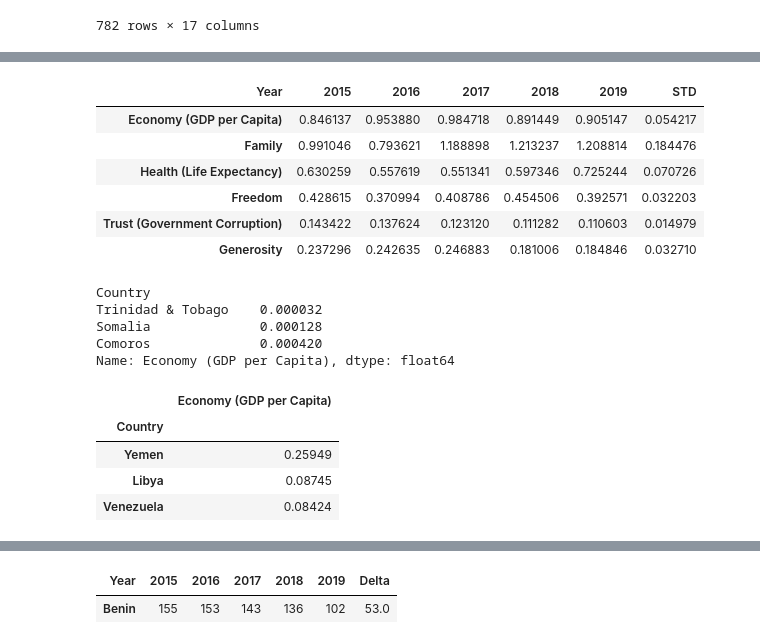
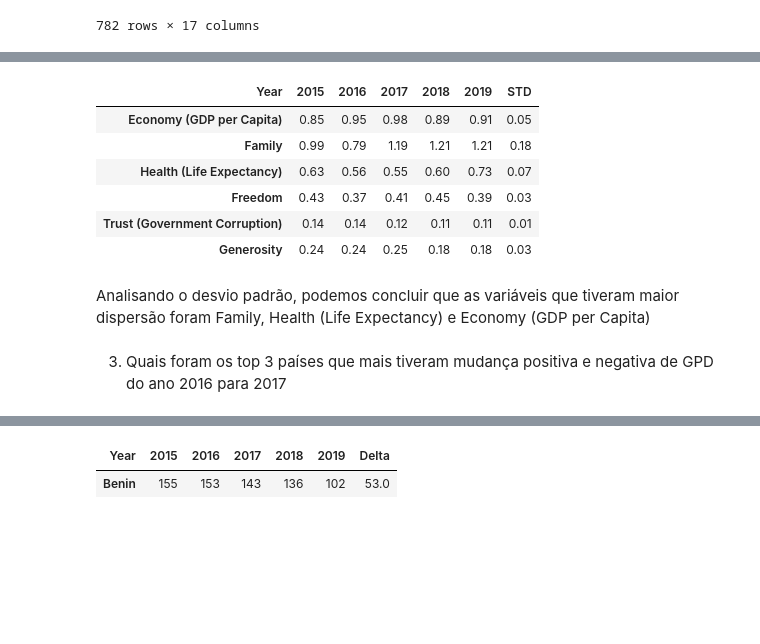
Before and after one commit to mariananomura/projeto-lets-modulo-III, a Jupyter notebook: Projeto.ipynb, the cells around one changed output, grey strips where cells are left out. Drawn from its saved outputs; the diff is of its cells as text; code cells hidden in the pictures; blank space fills up the shorter version.

```diff
--- a/Projeto.ipynb
+++ b/Projeto.ipynb
@@ -293,0 +148,10 @@ uniao
+# %%
+# Analisamos os nomes dos países e notamos que haviam países repetidos, mas escritos de forma diferente
+# Foi feita a substituição desses nomes para que a base ficasse unificada
+uniao.replace({
+    'Hong Kong S.A.R., China': 'Hong Kong',
+    'Taiwan Province of China': 'Taiwan',
+    'Trinidad & Tobago': 'Trinidad and Tobago',
+    'Somaliland region': 'Somaliland Region',
+    'Northern Cyprus':'North Cyprus'
+    },inplace = True)
@@ -326,0 +191,4 @@ pandas.core.series.Series
+# %%
+#Calculando o desvio padrão das médias das variáveis, depois de tê-las dividido ano a ano
+consulta_mean = uniao.groupby(['Year']).mean().std().round(2)
+consulta_mean
@@ -327,21 +205,17 @@ pandas.core.series.Series
 # %%
 consulta_final =  uniao.groupby(['Year']).agg('mean').T
 consulta_final['STD'] = consulta_mean
-consulta_final[2:]
+consulta_final[2:].round(2)
 # %% [output]
 | Year | 2015 | 2016 | 2017 | 2018 | 2019 | STD |
-| Economy (GDP per Capita) | 0.846137 | 0.953880 | 0.984718 | 0.891449 | 0.905147 | 0.054217 |
-| Family | 0.991046 | 0.793621 | 1.188898 | 1.213237 | 1.208814 | 0.184476 |
-| Health (Life Expectancy) | 0.630259 | 0.557619 | 0.551341 | 0.597346 | 0.725244 | 0.070726 |
-| Freedom | 0.428615 | 0.370994 | 0.408786 | 0.454506 | 0.392571 | 0.032203 |
-| Trust (Government Corruption) | 0.143422 | 0.137624 | 0.123120 | 0.111282 | 0.110603 | 0.014979 |
-| Generosity | 0.237296 | 0.242635 | 0.246883 | 0.181006 | 0.184846 | 0.032710 |
+| Economy (GDP per Capita) | 0.85 | 0.95 | 0.98 | 0.89 | 0.91 | 0.05 |
+| Family | 0.99 | 0.79 | 1.19 | 1.21 | 1.21 | 0.18 |
+| Health (Life Expectancy) | 0.63 | 0.56 | 0.55 | 0.60 | 0.73 | 0.07 |
+| Freedom | 0.43 | 0.37 | 0.41 | 0.45 | 0.39 | 0.03 |
+| Trust (Government Corruption) | 0.14 | 0.14 | 0.12 | 0.11 | 0.11 | 0.01 |
+| Generosity | 0.24 | 0.24 | 0.25 | 0.18 | 0.18 | 0.03 |
-# %%
-uniao.groupby(['Country'])["Economy (GDP per Capita)"].var().nsmallest(3)
-# %% [output]
-Country
-Trinidad & Tobago    0.000032
-Somalia              0.000128
-Comoros              0.000420
-Name: Economy (GDP per Capita), dtype: float64
+# %% [markdown]
+Analisando o desvio padrão, podemos concluir que as variáveis que tiveram maior dispersão foram Family, Health (Life Expectancy) e Economy (GDP per Capita)
+# %% [markdown]
+3. Quais foram os top 3 países que mais tiveram mudança positiva e negativa de GPD do ano 2016 para 2017
 # %%
@@ -349,10 +223,2 @@ uni=uniao.loc[uniao["Year"]==2015].groupby(['Country'])["Economy (GDP per Capita
 uni_smallest=pd.DataFrame(uni.nsmallest(3))
 uni_largest=pd.DataFrame(uni.nlargest(3))
-# %%
-uni_largest
-# %% [output]
-|  | Economy (GDP per Capita) |
-| Country |  |
-| Yemen | 0.25949 |
-| Libya | 0.08745 |
-| Venezuela | 0.08424 |
```
Also changed, not shown: parts of 55 cells of this notebook.
